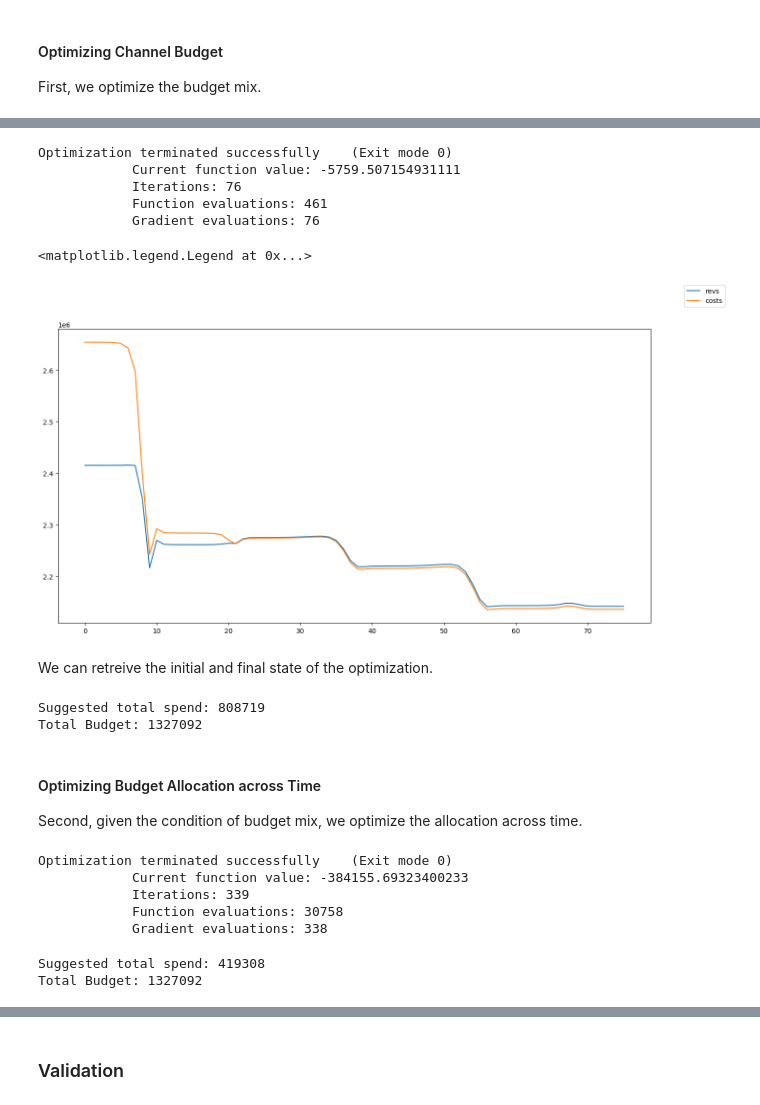
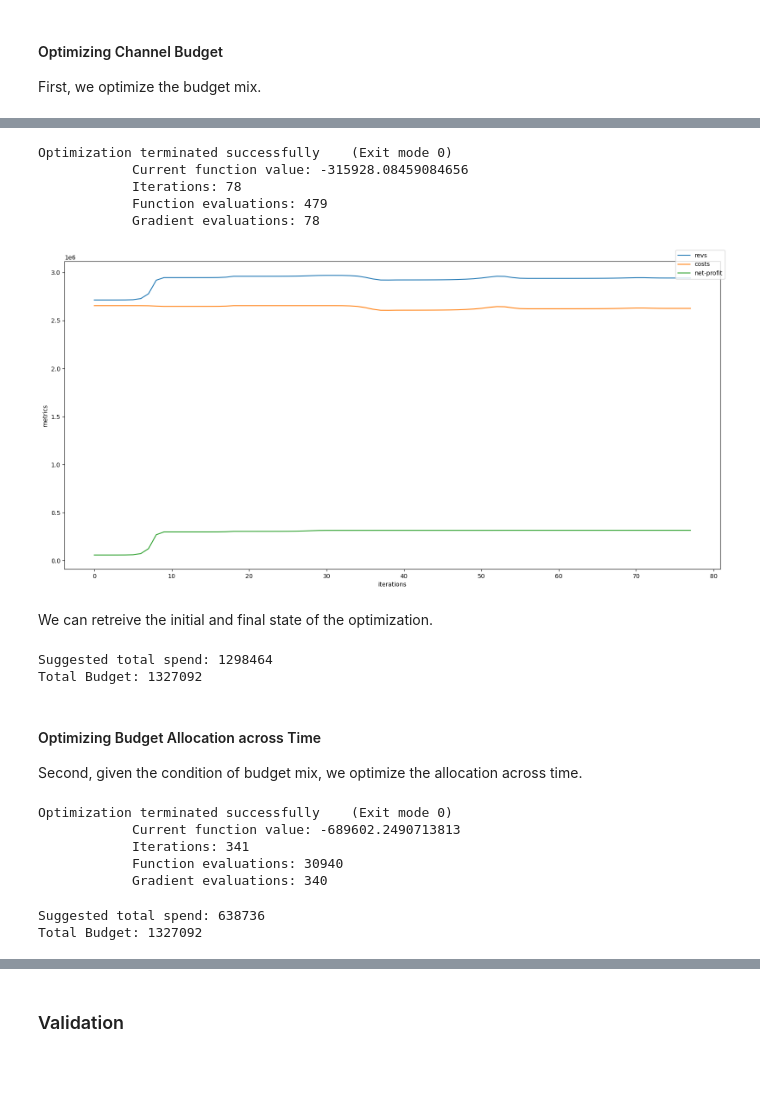
Before and after one commit to edwinnglabs/karpiu, a Jupyter notebook: docs/examples/net_returns_max.ipynb, the cells around one changed output, grey strips where cells are left out. Saved outputs shown, nothing was run; the diff lists cells and outputs as text; code cells hidden in the pictures; blank space fills up the shorter version.

Commit message:
fixed a bug in calibration.py on logger init; refine optimizer callbacks and refresh docs

```diff
--- a/docs/examples/net_returns_max.ipynb
+++ b/docs/examples/net_returns_max.ipynb
@@ -59,7 +56,7 @@ optim_channels = mmm.get_spend_cols()
 # %% [markdown]
 Given the customers life-time value (LTV), one can run the revenue maximization.
 # %%
-ltv_arr = [43.5, 47.5, 33.6, 30.8, 55.8]
+ltv_arr = [48.5, 52.5, 38.6, 35.8, 60.8]
 # %% [markdown]
 ### Two-Stage Optimization
 # %% [markdown]
@@ -84,19 +81,27 @@ Wall time: 22.4 ms
 temp_optim_spend_df = ch_npm.optimize(maxiter=500, eps=1e-3)
 # %% [output]
 Optimization terminated successfully    (Exit mode 0)
-            Current function value: -5759.507154931111
-            Iterations: 76
-            Function evaluations: 461
-            Gradient evaluations: 76
+            Current function value: -315928.08459084656
+            Iterations: 78
+            Function evaluations: 479
+            Gradient evaluations: 78
 # %%
 # expermential plot the revs and costs
 fig, ax = plt.subplots(1, 1, figsize=(16, 8))
-ax.plot(ch_npm.optim_revenues, label="revs")
-ax.plot(ch_npm.optim_costs, label="costs")
+callback_metrics = ch_npm.get_callback_metrics()
+
+optim_revenues = np.array(callback_metrics["optim_revenues"])
+optim_costs = np.array(callback_metrics["optim_costs"])
+
+ax.plot(optim_revenues, label="revs")
+ax.plot(optim_costs, label="costs")
+ax.plot(optim_revenues - optim_costs, label="net-profit")
+ax.set_xlabel("iterations")
+ax.set_ylabel("metrics")
 fig.legend()
+fig.tight_layout();
 # %% [output]
-<matplotlib.legend.Legend at 0x...>
-[figure, old version]
+[figure, new version]
 # %% [markdown]
 We can retreive the initial and final state of the optimization.
 # %%
@@ -109,7 +114,7 @@ print("Suggested total spend: {:.0f}".format(np.sum(channel_spend_arr)))
 # total budget
 print("Total Budget: {:.0f}".format(np.sum(init_spend_arr)))
 # %% [output]
-Suggested total spend: 808719
+Suggested total spend: 1298464
 Total Budget: 1327092
 # %% [markdown]
 #### Optimizing Budget Allocation across Time
@@ -134,10 +139,10 @@ t_npm.set_constraints([])
 optim_spend_df = t_npm.optimize(maxiter=500)
 # %% [output]
 Optimization terminated successfully    (Exit mode 0)
-            Current function value: -384155.69323400233
-            Iterations: 339
-            Function evaluations: 30758
-            Gradient evaluations: 338
+            Current function value: -689602.2490713813
+            Iterations: 341
+            Function evaluations: 30940
+            Gradient evaluations: 340
 # %%
 optim_spend_matrix = t_npm.get_current_spend_matrix()
 # %%
@@ -148,7 +153,7 @@ print("Suggested total spend: {:.0f}".format(np.sum(optim_spend_matrix)))
 # total budget
 print("Total Budget: {:.0f}".format(np.sum(init_spend_matrix)))
 # %% [output]
-Suggested total spend: 419308
+Suggested total spend: 638736
 Total Budget: 1327092
 # %%
 init_total_spend = np.sum(init_spend_matrix, 0)
```
Also changed, not shown: parts of 6 cells of this notebook, 4 other files.
